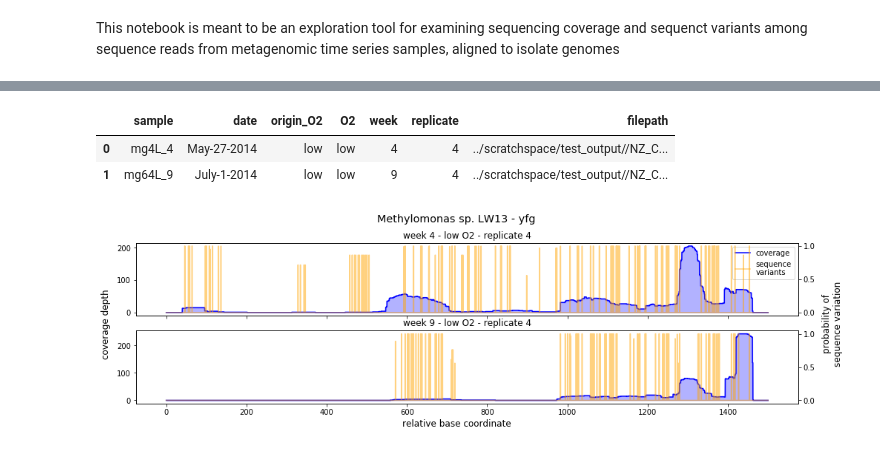
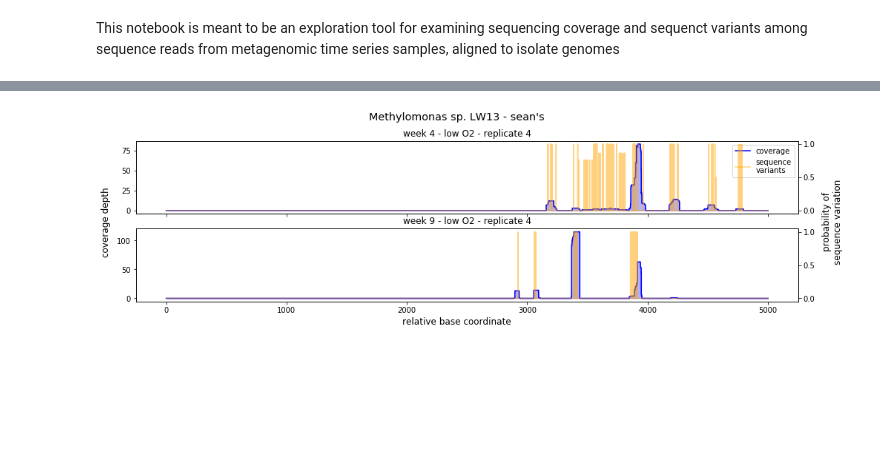
Before and after one commit to BeckResearchLab/alignment-viewer, a Jupyter notebook: jupyter_notebooks/alignment_viewer.ipynb, the cells around one changed output, grey strips where cells are left out. Cells and saved outputs as stored; diff of their text form; code cells hidden in the pictures; blank space fills up the shorter version.

```diff
--- a/jupyter_notebooks/alignment_viewer.ipynb
+++ b/jupyter_notebooks/alignment_viewer.ipynb
@@ -253,16 +355,0 @@ isolates.head()
-# %%
-# function to build bedfiles for data
-
-def get_reference(isolate, start, stop, label):
-    """
-    isolate,
-    start,
-    stop,
-    label
-    """
-    isolate_genome_df = pd.read_csv(base_directory + 'aligned_isolate_genomes.csv')
-    index = isolate_genome_df.loc[isolate_genome_df['human_name'] == isolate].index[0]
-    isolate_directory = isolate_genome_df.loc[index, 'directory']
-    bed_string = '{} {} {} {}'.format(isolate_directory, start, stop, label)
-    region_bed = pybedtools.BedTool(bed_string, from_string=True)
-    return isolate_directory, region_bed
@@ -332,18 +355,0 @@ True
-# %%
-def check_bedfiles_exist(data_df):
-    """
-    data_df
-    """
-    exists_bool_mask = []
-    for file in data_df['filepath'].tolist():
-        coverage_bedfile = os.path.isfile(file + '.coverage.bed')
-        vcf_file = os.path.isfile(file + '.vcf')
-        exists_bool_mask.append(coverage_bedfile & vcf_file)
-    existant_data_df = data_df.loc[exists_bool_mask]
-    if existant_data_df.shape != data_df.shape:
-        print('The following alignment files could not be located:\n')
-        print(data_df.loc[[not bool_value for bool_value in exists_bool_mask]])
-    else:
-        pass
-    existant_data_df = existant_data_df.reset_index(drop=True)
-    return existant_data_df
@@ -370,6 +355,0 @@ The following alignment files could not be located:
-# %%
-check_data_df.head()
-# %% [output]
-|  | sample | date | origin_O2 | O2 | week | replicate | filepath |
-| 0 | mg4L_4 | May-27-2014 | low | low | 4 | 4 | ../scratchspace/test_output//NZ_C... |
-| 1 | mg64L_9 | July-1-2014 | low | low | 9 | 4 | ../scratchspace/test_output//NZ_C... |
@@ -407,4 +356,13 @@ def generate_combined_plot(alignments_df, isolate, region_bed):
-# %%
-generate_combined_plot(check_data_df, isolate.result, bed)
-# %% [output]
-[figure, removed]
+# %%
+# parse user inputs, process, and check necessary bedfiles exist
+start, stop, name = base_coords.result
+isolate_dir, region_of_interest_bed = get_reference(isolate.result, start, stop, name)
+
+data_df = select_data(weeks.result, replicates.result, o2_levels.result, isolate_dir)
+existant_data_df = check_bedfiles_exist(data_df)
+# %%
+# plot region of interest
+
+fig, axes = generate_combined_plot(existant_data_df, isolate.result, region_of_interest_bed)
+# %% [output]
+[figure, added]
```
Also changed, not shown: parts of 15 cells of this notebook.
